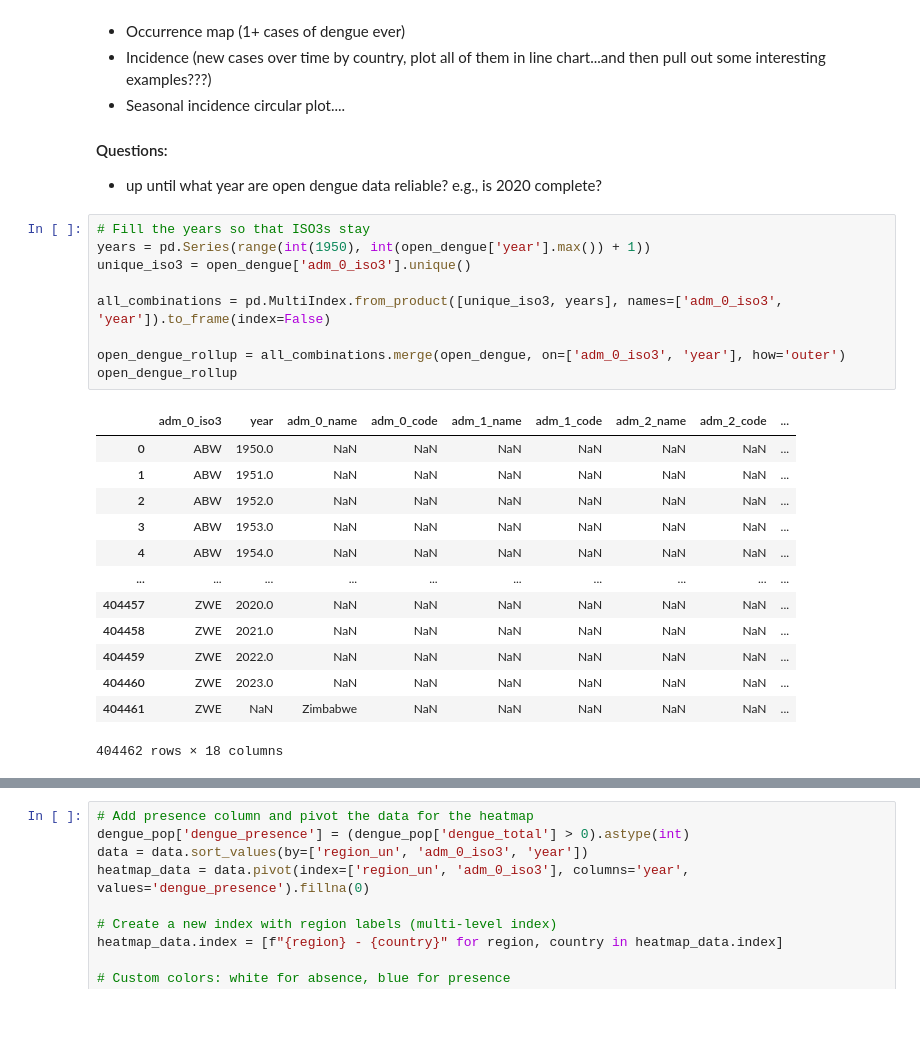
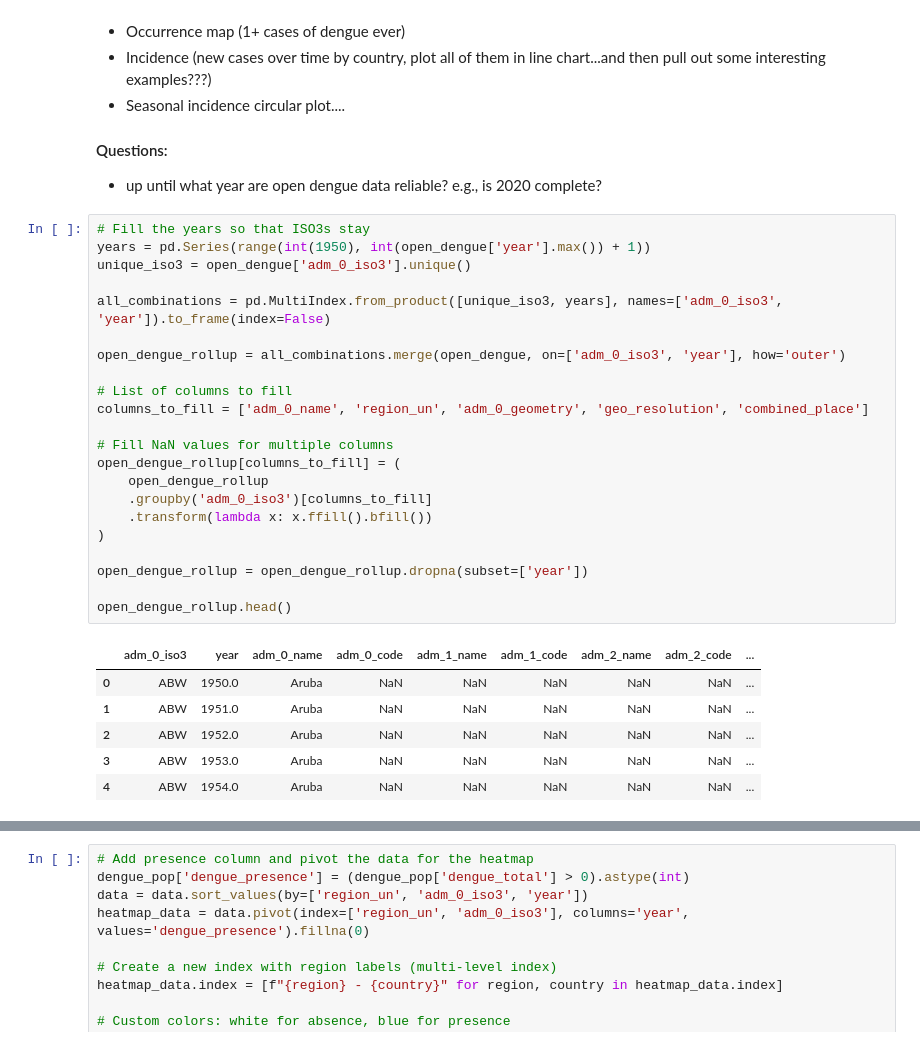
Before and after one commit to haileyrobertson/endemic-factors, a Jupyter notebook: src/ef_opendengue_cleaning.ipynb, the cells around one changed output, grey strips where cells are left out. Saved outputs shown, nothing was run; the diff lists cells and outputs as text; blank space fills up the shorter version.

```diff
--- a/src/ef_opendengue_cleaning.ipynb
+++ b/src/ef_opendengue_cleaning.ipynb
@@ -322,26 +313,32 @@ plt.show()
 # %%
 # Fill the years so that ISO3s stay
 years = pd.Series(range(int(1950), int(open_dengue['year'].max()) + 1))
 unique_iso3 = open_dengue['adm_0_iso3'].unique()
 
 all_combinations = pd.MultiIndex.from_product([unique_iso3, years], names=['adm_0_iso3', 'year']).to_frame(index=False)
 
 open_dengue_rollup = all_combinations.merge(open_dengue, on=['adm_0_iso3', 'year'], how='outer')
-open_dengue_rollup
+
+# List of columns to fill
+columns_to_fill = ['adm_0_name', 'region_un', 'adm_0_geometry', 'geo_resolution', 'combined_place']
+
+# Fill NaN values for multiple columns
+open_dengue_rollup[columns_to_fill] = (
+    open_dengue_rollup
+    .groupby('adm_0_iso3')[columns_to_fill]
+    .transform(lambda x: x.ffill().bfill())
+)
+
+open_dengue_rollup = open_dengue_rollup.dropna(subset=['year'])
+
+open_dengue_rollup.head()
 # %% [output]
 |  | adm_0_iso3 | year | adm_0_name | adm_0_code | adm_1_name | adm_1_code | adm_2_name | adm_2_code | ... |
-| 0 | ABW | 1950.0 | NaN | NaN | NaN | NaN | NaN | NaN | ... |
-| 1 | ABW | 1951.0 | NaN | NaN | NaN | NaN | NaN | NaN | ... |
-| 2 | ABW | 1952.0 | NaN | NaN | NaN | NaN | NaN | NaN | ... |
-| 3 | ABW | 1953.0 | NaN | NaN | NaN | NaN | NaN | NaN | ... |
-| 4 | ABW | 1954.0 | NaN | NaN | NaN | NaN | NaN | NaN | ... |
-| ... | ... | ... | ... | ... | ... | ... | ... | ... | ... |
-| 404457 | ZWE | 2020.0 | NaN | NaN | NaN | NaN | NaN | NaN | ... |
-| 404458 | ZWE | 2021.0 | NaN | NaN | NaN | NaN | NaN | NaN | ... |
-| 404459 | ZWE | 2022.0 | NaN | NaN | NaN | NaN | NaN | NaN | ... |
-| 404460 | ZWE | 2023.0 | NaN | NaN | NaN | NaN | NaN | NaN | ... |
-| 404461 | ZWE | NaN | Zimbabwe | NaN | NaN | NaN | NaN | NaN | ... |
+| 0 | ABW | 1950.0 | Aruba | NaN | NaN | NaN | NaN | NaN | ... |
+| 1 | ABW | 1951.0 | Aruba | NaN | NaN | NaN | NaN | NaN | ... |
+| 2 | ABW | 1952.0 | Aruba | NaN | NaN | NaN | NaN | NaN | ... |
+| 3 | ABW | 1953.0 | Aruba | NaN | NaN | NaN | NaN | NaN | ... |
+| 4 | ABW | 1954.0 | Aruba | NaN | NaN | NaN | NaN | NaN | ... |
-404462 rows × 18 columns
 # %%
 # Merge with population size per year
 pop = pd.read_csv("../data/WPP2022_Demographic_Indicators_Medium.csv", dtype={'Time': float,'TPopulation1July':float}, low_memory=False)
```
Also changed, not shown: parts of 8 cells of this notebook, 7 other files.
